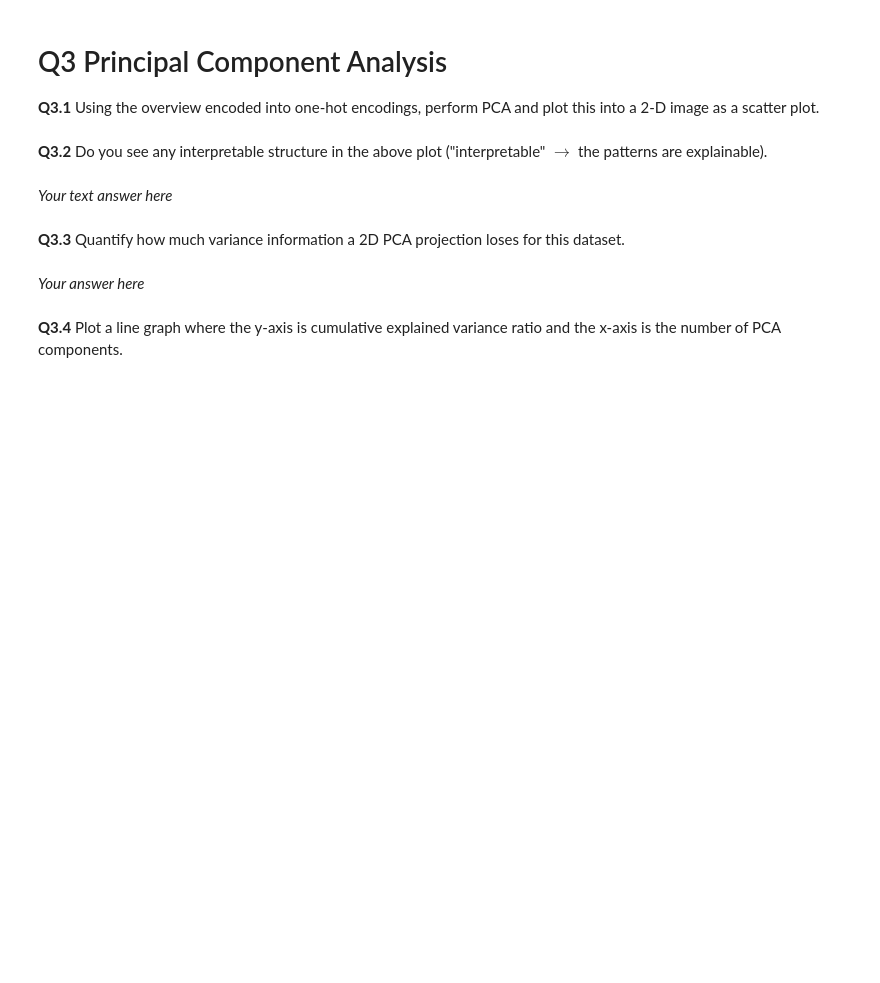
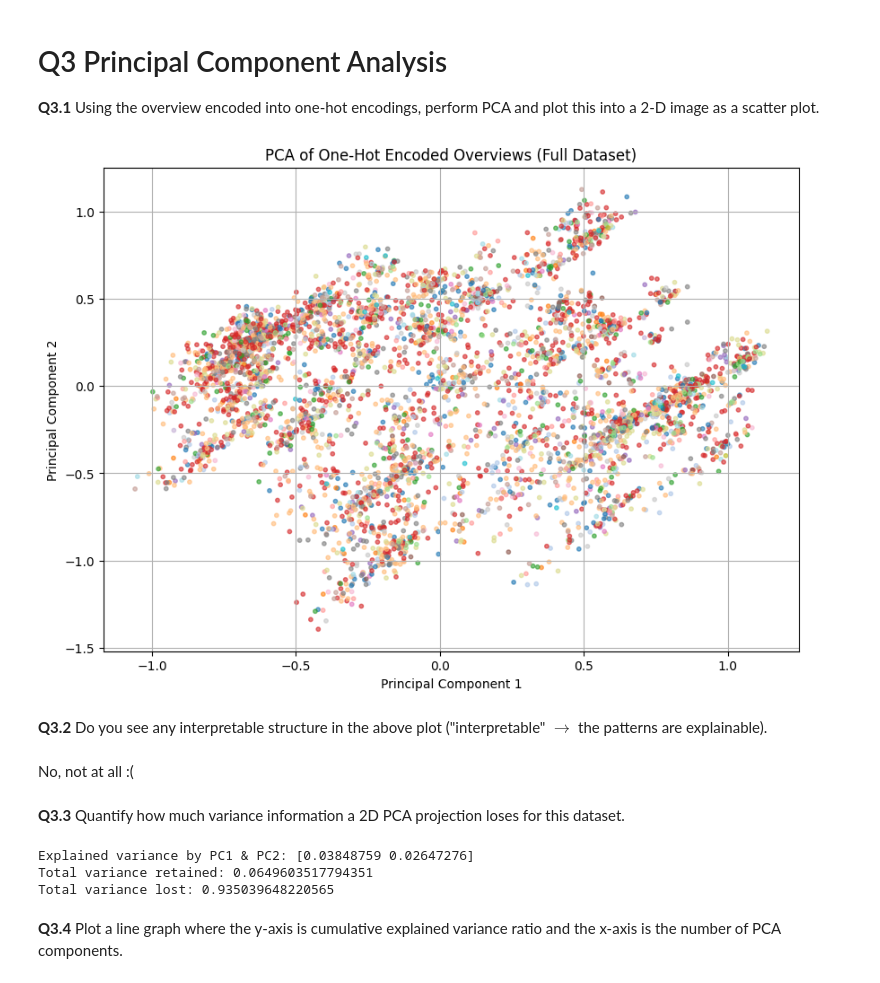
Before and after one commit to Nash-Foggitt/TMDL-NASH-FOGGITT, a Jupyter notebook: TMDL_2024_25_Assignment_3,_Qs_only.ipynb, the cells around one changed output. Saved outputs shown, nothing was run; the diff lists cells and outputs as text; code cells hidden in the pictures; blank space fills up the shorter version.

```diff
--- a/TMDL_2024_25_Assignment_3,_Qs_only.ipynb
+++ b/TMDL_2024_25_Assignment_3,_Qs_only.ipynb
@@ -305,11 +300,55 @@ from sklearn.decomposition import PCA
+# %%
+# import PCA decomposition class from sklearn
+from sklearn.decomposition import PCA
+
+# Convert one-hot encoded overviews to a NumPy array
+X = np.array(df["one_hot_overview"].to_list())
+
+# Normalize the data to reduce magnitude bias
+X = X / np.max(X, axis=1, keepdims=True)
+
+# Apply PCA to reduce to 2 dimensions
+pca = PCA(n_components=2)
+X_pca = pca.fit_transform(X)
+
+# Step 3: Map genres to integers
+genre_list = sorted(df["proc_genres"].unique())
+genre_to_int = {genre: idx for idx, genre in enumerate(genre_list)}
+genre_labels = df["proc_genres"].map(genre_to_int)
+
+# Plot the results
+plt.figure(figsize=(10, 7))
+scatter = plt.scatter(X_pca[:, 0], X_pca[:, 1], c=genre_labels, cmap='tab20', alpha=0.6, s=10)
+plt.title("PCA of One-Hot Encoded Overviews (Full Dataset)")
+plt.xlabel("Principal Component 1")
+plt.ylabel("Principal Component 2")
+plt.grid(True)
+plt.show()
+# %% [output]
+[figure, added]
 # %% [markdown]
 **Q3.2** Do you see any interpretable structure in the above plot ("interpretable" $\rightarrow$ the patterns are explainable).
-# %% [markdown]
-*Your text answer here*
+# %% [markdown]
+No, not at all :(
 # %% [markdown]
 **Q3.3** Quantify how much variance information a 2D PCA projection loses for this dataset.
-# %% [markdown]
-*Your answer here*
+# %%
+# Fit PCA
+pca_2d = PCA(n_components=2)
+pca_2d.fit(X)
+
+# Explained variance
+explained_variance_ratio = pca_2d.explained_variance_ratio_
+total_explained = np.sum(explained_variance_ratio)
+loss = 1 - total_explained
+
+print("Explained variance by PC1 & PC2:", explained_variance_ratio)
+print("Total variance retained:", total_explained)
+print("Total variance lost:", loss)
+# %% [output]
+Explained variance by PC1 & PC2: [0.03848759 0.02647276]
+Total variance retained: 0.0649603517794351
+Total variance lost: 0.935039648220565
 # %% [markdown]
 **Q3.4** Plot a line graph where the y-axis is cumulative explained variance ratio and the x-axis is the number of PCA components.
 # %%
```
Also changed, not shown: parts of 26 cells of this notebook.
